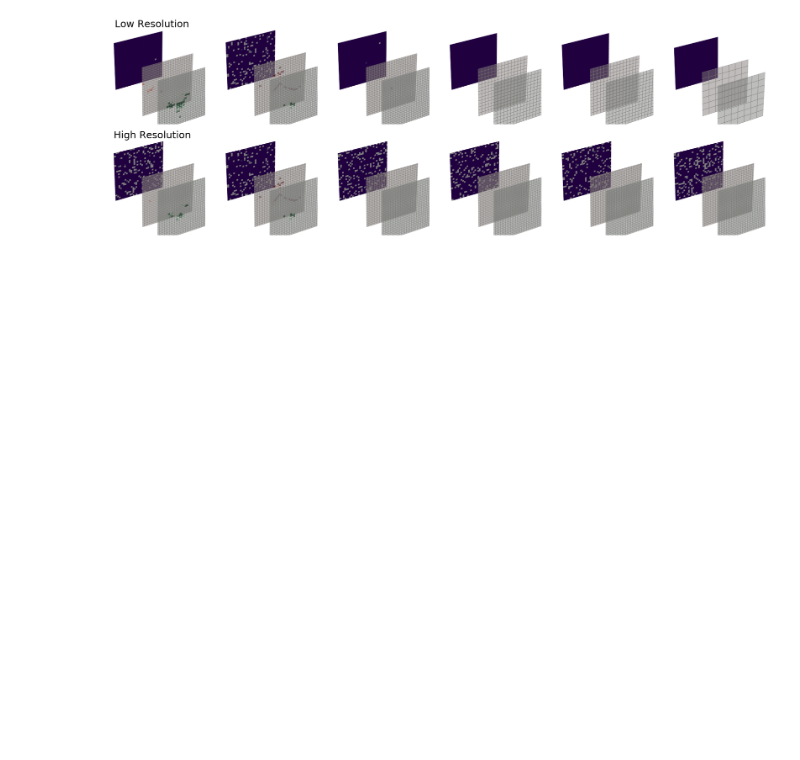
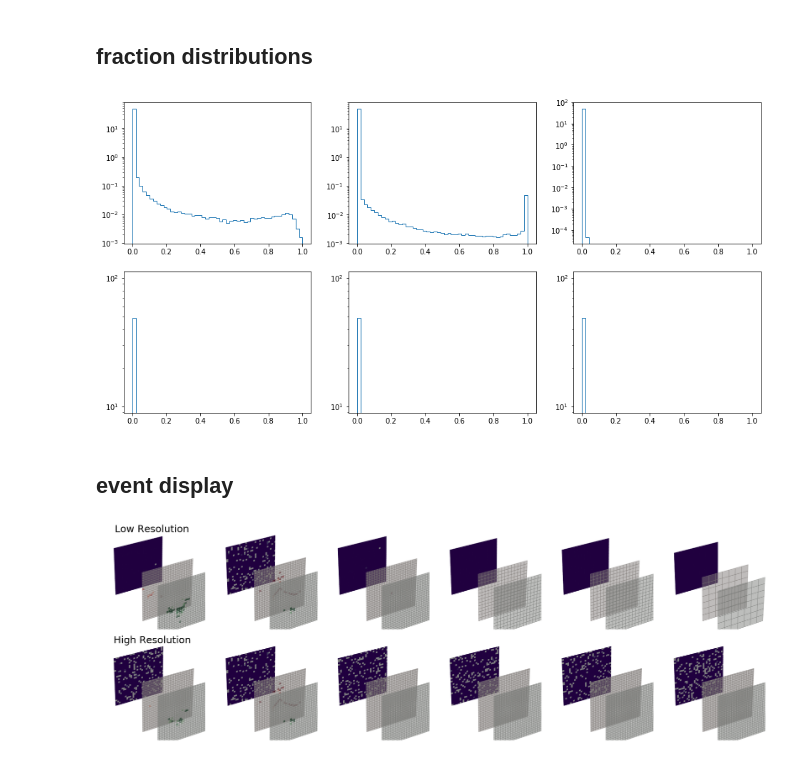
Before and after one commit to sanmayphy/ENERGYFLOW_ML, a Jupyter notebook: DataExploration/Data_Exploration.ipynb, the cells around one changed output. Drawn from its saved outputs; the diff is of its cells as text; code cells hidden in the pictures; blank space fills up the shorter version.

```diff
--- a/DataExploration/Data_Exploration.ipynb
+++ b/DataExploration/Data_Exploration.ipynb
@@ -53,3 +44,33 @@ plt.show()
+# %% [markdown]
+## fraction distributions
+# %%
+target_fractions = {}
+
+
+for layer_i in range(6):
+    total_energy = f['RealRes_TotalEnergy_Layer'+str(layer_i+1)][:].flatten()
+    total_energy[total_energy < 0] = 0
+    neutral_energy = f['RealRes_NeutralEnergy_Layer'+str(layer_i+1)][:].flatten()
+    neutral_energy[neutral_energy > total_energy] = total_energy[neutral_energy > total_energy]
+    target_fractions[layer_i+1] = np.zeros(len(neutral_energy))
+    target_fractions[layer_i+1][total_energy > 0] = neutral_energy[total_energy > 0]/total_energy[total_energy > 0]
+
+fig,ax = plt.subplots(2,3,figsize=(16,8))
+
+for layer_i in range(6):
+
+    ax_i = ax[int(layer_i /3)][int(layer_i % 3)]
+
+
+
+    ax_i.hist(target_fractions[layer_i+1],density=True,bins=np.linspace(0,1,50),histtype='step')
+
+    ax_i.set_yscale('log')
+plt.show()
+# %% [output]
+[figure, added]
+# %% [markdown]
+## event display
 # %%
 from mpl_toolkits.mplot3d import axes3d
 import matplotlib.pyplot as plt,numpy as np
```
Also changed, not shown: parts of 6 cells of this notebook, 3 other files.
